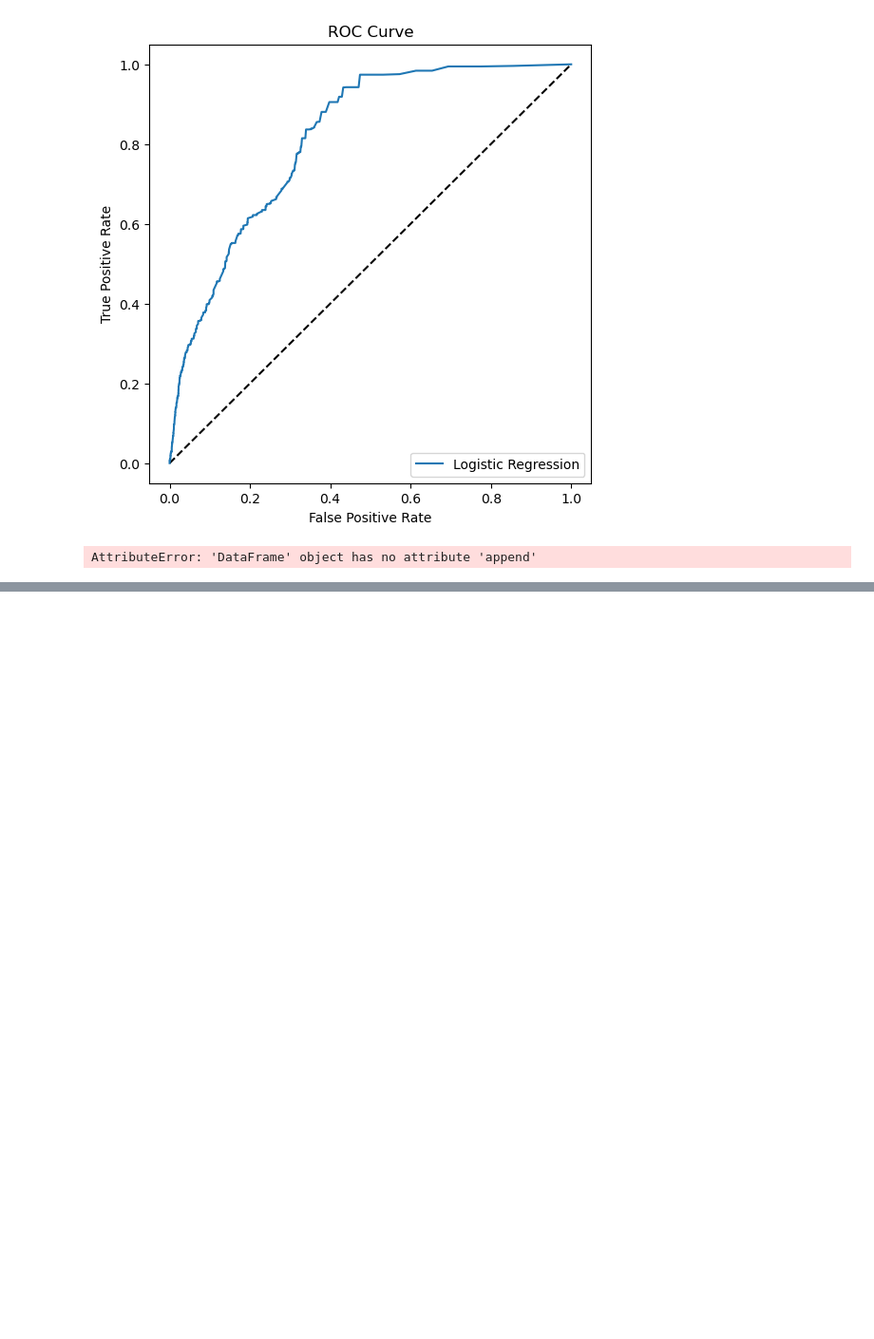
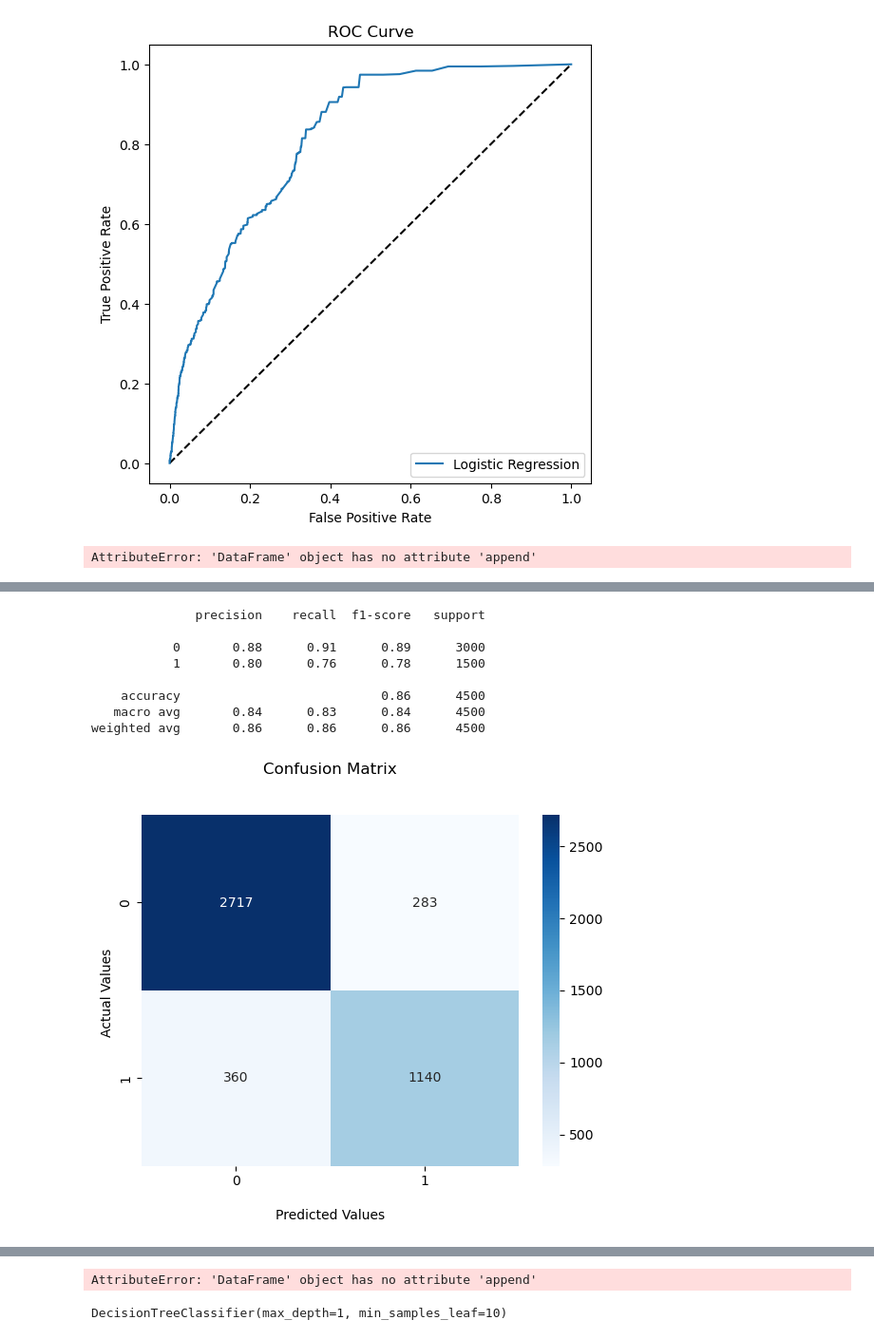
Before and after one commit to Tobias-2/modul_14, a Jupyter notebook: Untitled.ipynb, the cells around one changed output, grey strips where cells are left out. Shown at 95% size. Saved outputs shown, nothing was run; the diff lists cells and outputs as text; code cells hidden in the pictures; blank space fills up the shorter version.

```diff
--- a/Untitled.ipynb
+++ b/Untitled.ipynb
@@ -544,0 +596,12 @@ C=100: F1_train=0.42, F1_test=0.40
+# %%
+calculate_metrics(model_tree, 'Tree', X_test, y_test)
+# %% [output]
+              precision    recall  f1-score   support
+
+           0       0.88      0.91      0.89      3000
+           1       0.80      0.76      0.78      1500
+
+    accuracy                           0.86      4500
+   macro avg       0.84      0.83      0.84      4500
+weighted avg       0.86      0.86      0.86      4500
+[figure, added]
@@ -544,0 +609,6 @@ C=100: F1_train=0.42, F1_test=0.40
+AttributeError: 'DataFrame' object has no attribute 'append'
+# %%
+model_tree_2 = DecisionTreeClassifier(max_depth=1, min_samples_leaf=int(X_train.shape[0]*0.001))
+model_tree_2.fit(X_train, y_train)
+# %% [output]
+DecisionTreeClassifier(max_depth=1, min_samples_leaf=10)
```
Also changed, not shown: parts of 26 cells of this notebook, 3 other files.
